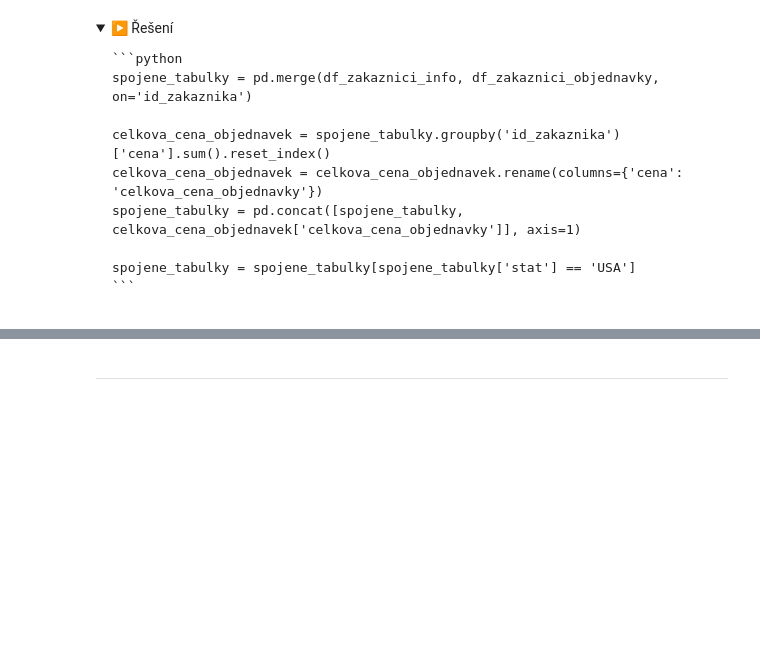
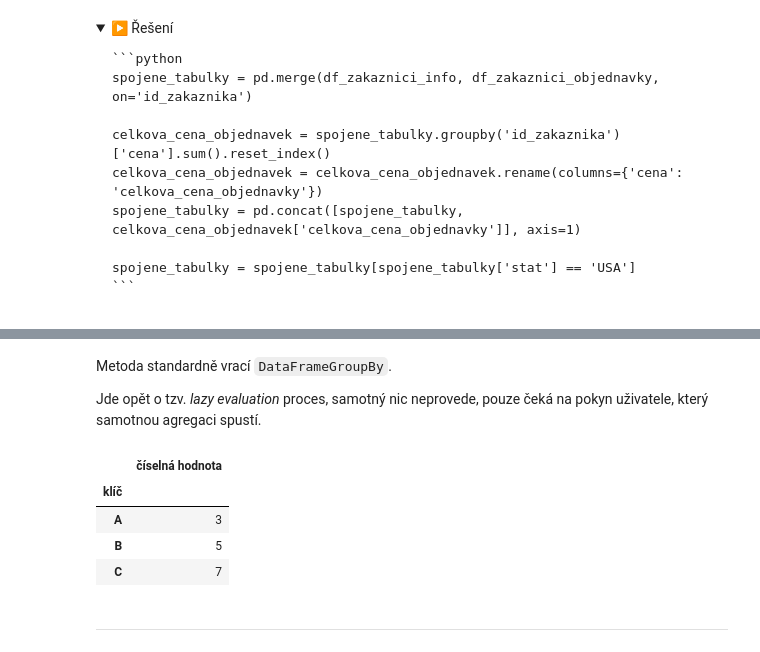
Before and after one commit to Bralor/data-csob-2023, a Jupyter notebook: shared/notebooks/lesson03.ipynb, the cells around one changed output, grey strips where cells are left out. Saved outputs shown, nothing was run; the diff lists cells and outputs as text; code cells hidden in the pictures; folded sections open; blank space fills up the shorter version.

```diff
--- a/shared/notebooks/lesson03.ipynb
+++ b/shared/notebooks/lesson03.ipynb
@@ -346,2 +432,14 @@ df_zakaznici_objednavky = pd.DataFrame({'id_zakaznika': [1, 2, 3, 4, 1, 2],
+# %% [markdown]
+Metoda standardně vrací `DataFrameGroupBy`.
+
+Jde opět o tzv. *lazy evaluation* proces, samotný nic neprovede, pouze čeká na pokyn uživatele, který samotnou agregaci spustí.
+# %%
+df_pokus_s_cisly.groupby("klíč").sum()
+# %% [output]
+|  | číselná hodnota |
+| klíč |  |
+| A | 3 |
+| B | 5 |
+| C | 7 |
 # %% [markdown]
 ---
```
Also changed, not shown: parts of 19 cells of this notebook.
